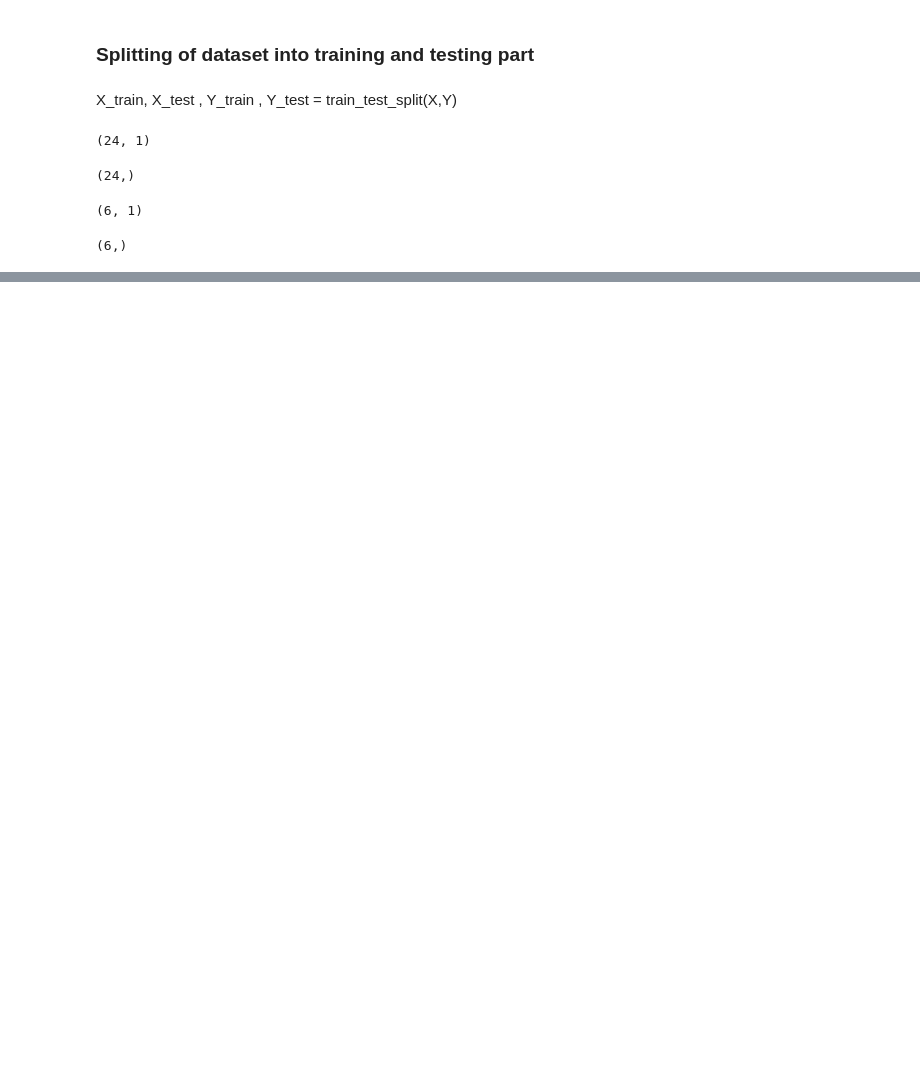
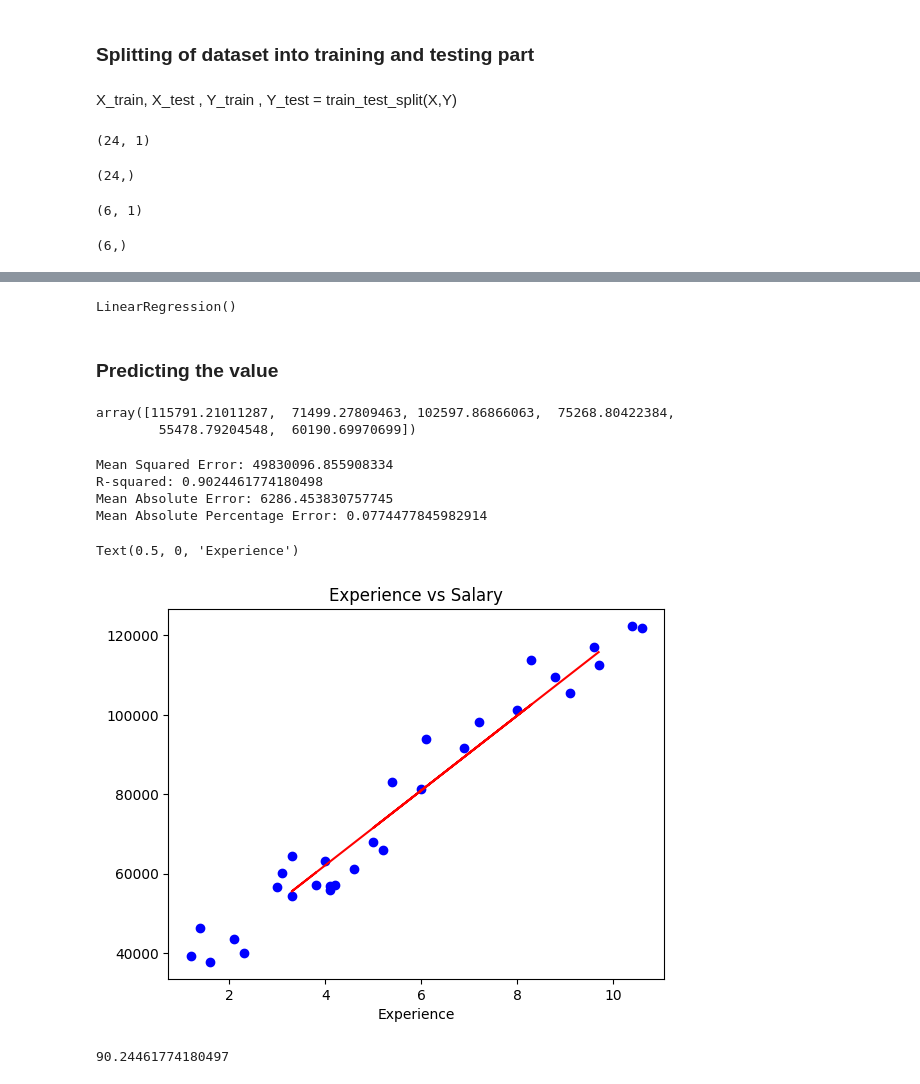
Before and after one commit to Surya-ux-max/Agentic-AI-Intern, a Jupyter notebook: ML - basics/simple-regression.ipynb, the cells around one changed output, grey strips where cells are left out. Saved outputs shown, nothing was run; the diff lists cells and outputs as text; code cells hidden in the pictures; blank space fills up the shorter version.

Commit message:
completion of SImple-regression model

```diff
--- a/ML - basics/simple-regression.ipynb
+++ b/ML - basics/simple-regression.ipynb
@@ -154,0 +158,2 @@ Y_test.shape
+# %%
+model = LinearRegression()
@@ -154,0 +162,42 @@ Y_test.shape
+# %%
+model.fit(X_train,Y_train)
+# %% [output]
+LinearRegression()
+# %% [markdown]
+### Predicting the value
+# %%
+predictedSalary = model.predict(X_test)
+# %%
+predictedSalary
+# %% [output]
+array([115791.21011287,  71499.27809463, 102597.86866063,  75268.80422384,
+        55478.79204548,  60190.69970699])
+# %%
+errors = mean_squared_error(Y_test,predictedSalary)
+print("Mean Squared Error:", errors)
+
+r2 = r2_score(Y_test, predictedSalary)
+print("R-squared:", r2)
+
+mae = mean_absolute_error(Y_test, predictedSalary)
+print("Mean Absolute Error:", mae)
+
+mape = mean_absolute_percentage_error(Y_test, predictedSalary)
+print("Mean Absolute Percentage Error:", mape)
+# %% [output]
+Mean Squared Error: 49830096.855908334
+R-squared: 0.9024461774180498
+Mean Absolute Error: 6286.453830757745
+Mean Absolute Percentage Error: 0.0774477845982914
+# %%
+plt.scatter(X,Y,color='blue')
+plt.plot(X_test,predictedSalary,color='red')
+plt.title('Experience vs Salary')
+plt.xlabel('Experience')
+# %% [output]
+Text(0.5, 0, 'Experience')
+[figure, added]
+# %%
+print(r2 * 100)
+# %% [output]
+90.24461774180497
```
Also changed, not shown: parts of 3 cells of this notebook.
